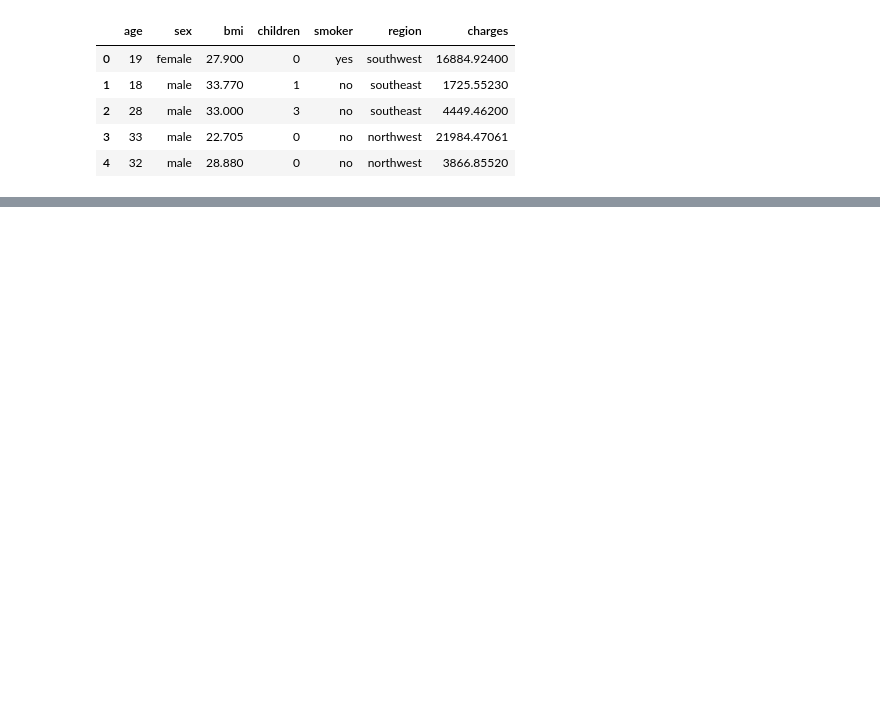
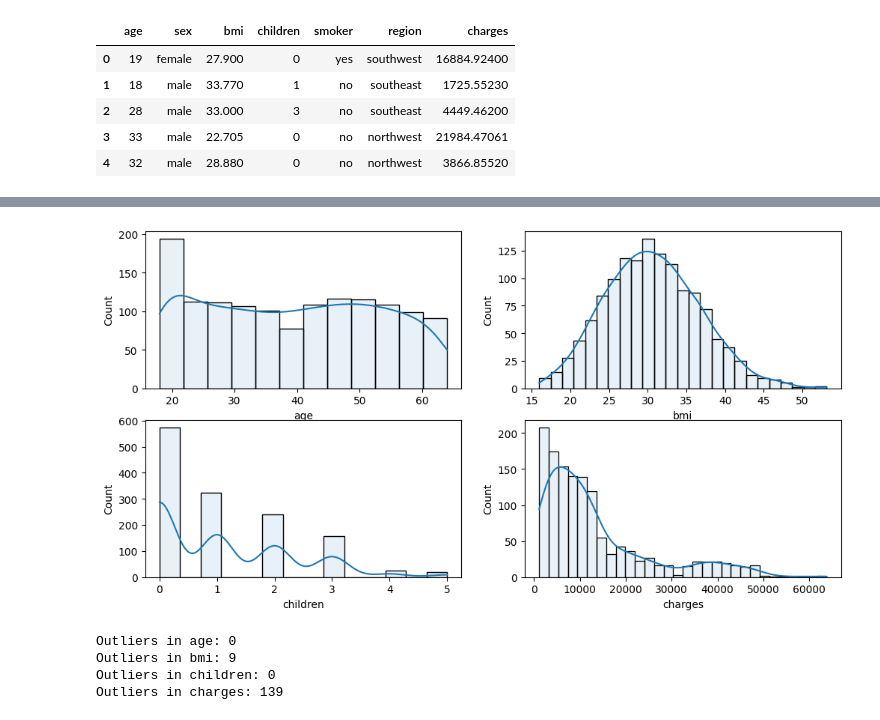
Before and after one commit to Oliss4t/BHT_ML2, a Jupyter notebook: nn.ipynb, the cells around one changed output, grey strips where cells are left out. Saved outputs shown, nothing was run; the diff lists cells and outputs as text; code cells hidden in the pictures; blank space fills up the shorter version.

```diff
--- a/nn.ipynb
+++ b/nn.ipynb
@@ -46,0 +87,22 @@ test_df = df.drop(train_df.index).drop(val_df.index)
+# %%
+dist = ['age', 'bmi', 'children', 'charges']
+# draw a distribution plot for variables in dist
+fig, ax = plt.subplots(2, 2, figsize=(12, 6))
+for i, var in enumerate(dist):
+    sns.histplot(df[var], ax=ax[i//2, i%2], kde=True, alpha=0.1)
+# %% [output]
+[figure, added]
+# %%
+# search for outliers in the dataset
+for var in dist:
+    q1 = df[var].quantile(0.25)
+    q3 = df[var].quantile(0.75)
+    iqr = q3 - q1
+    lower_bound = q1 - 1.5 * iqr
+    upper_bound = q3 + 1.5 * iqr
+    print(f'Outliers in {var}: {df[(df[var] < lower_bound) | (df[var] > upper_bound)].shape[0]}')
+# %% [output]
+Outliers in age: 0
+Outliers in bmi: 9
+Outliers in children: 0
+Outliers in charges: 139
```
Also changed, not shown: parts of 39 cells of this notebook, 15 other files.
